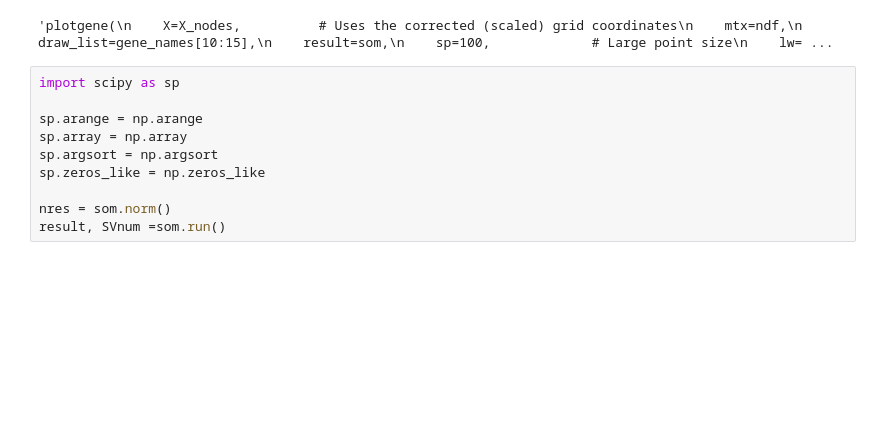
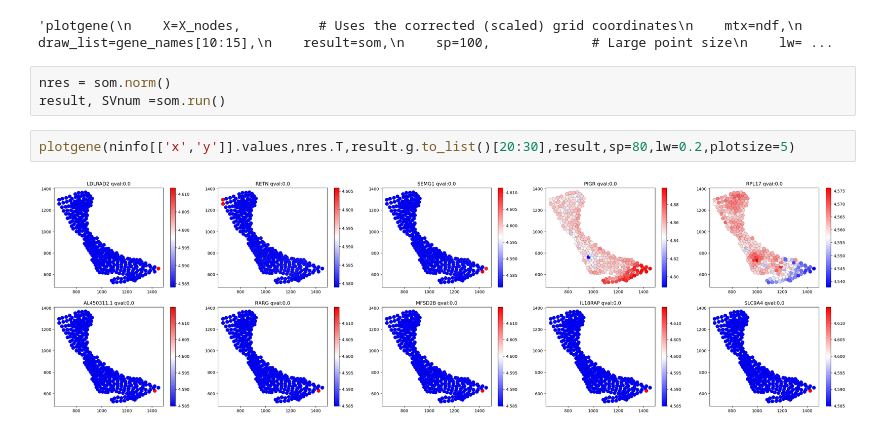
Before and after one commit to nikolienka24/IV114_ST, a Jupyter notebook: svgs_identification_somde.ipynb, the cells around one changed output. Drawn from its saved outputs; the diff is of its cells as text; blank space fills up the shorter version.

```diff
--- a/svgs_identification_somde.ipynb
+++ b/svgs_identification_somde.ipynb
@@ -184,12 +184,9 @@ print(ninfo.shape)
 # %% [output]
 'plotgene(\n    X=X_nodes,          # Uses the corrected (scaled) grid coordinates\n    mtx=ndf,\n    draw_list=gene_names[10:15],\n    result=som,\n    sp=100,             # Large point size\n    lw= ...
 # %%
-import scipy as sp
-
-sp.arange = np.arange
-sp.array = np.array
-sp.argsort = np.argsort
-sp.zeros_like = np.zeros_like
-
 nres = som.norm()
 result, SVnum =som.run()
+# %%
+plotgene(ninfo[['x','y']].values,nres.T,result.g.to_list()[20:30],result,sp=80,lw=0.2,plotsize=5)
+# %% [output]
+[figure, added]
```
Also changed, not shown: parts of 5 cells of this notebook.
